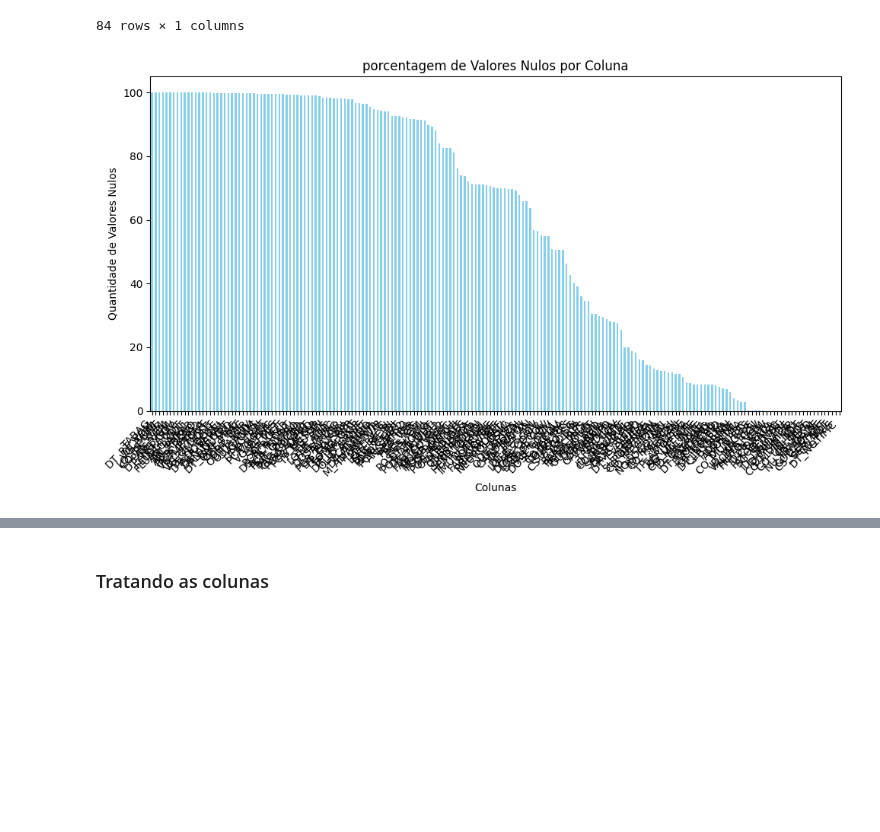
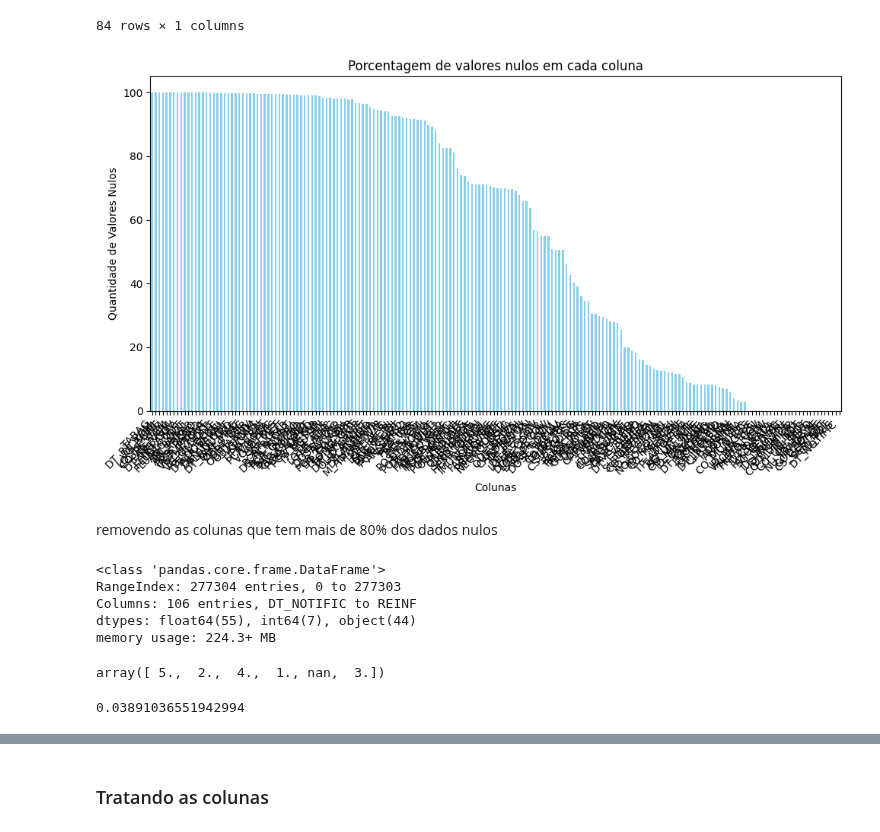
Before and after one commit to GTBelini22/Modelo-de-machine-learning-para-predicao-de-problemas-respiratorios, a Jupyter notebook: Tratando_os_dados.ipynb, the cells around one changed output, grey strips where cells are left out. Saved outputs shown, nothing was run; the diff lists cells and outputs as text; code cells hidden in the pictures; blank space fills up the shorter version.

Commit message:
Atualização no cleaning dos dados, removidos algumas colunas que não agregam a analise e também ajustado o valor dado para os faltantes.

```diff
--- a/Tratando_os_dados.ipynb
+++ b/Tratando_os_dados.ipynb
@@ -85,16 +85,18 @@ new_df.sort_values(by='Porcentagem de Nulos')
 # %%
 # Cria um gráfico de barras
 
 null_count = (df.isnull().mean()* 100).sort_values(ascending=False)
 
 plt.figure(figsize=(10, 6))
 null_count.plot(kind='bar', color='skyblue')
-plt.title('porcentagem de Valores Nulos por Coluna')
+plt.title('Porcentagem de valores nulos em cada coluna')
 plt.xlabel('Colunas')
 plt.ylabel('Quantidade de Valores Nulos')
 plt.xticks(rotation=45, ha='right')
 plt.tight_layout()
 plt.show()
 # %% [output]
-[figure, old version]
+[figure, new version]
+# %% [markdown]
+removendo as colunas que tem mais de 80% dos dados nulos
 # %%
@@ -109,0 +112,19 @@ df_filter.drop(columns=columns_to_drop, inplace=True)
+# %%
+df_copied.info()
+# %% [output]
+<class 'pandas.core.frame.DataFrame'>
+RangeIndex: 277304 entries, 0 to 277303
+Columns: 106 entries, DT_NOTIFIC to REINF
+dtypes: float64(55), int64(7), object(44)
+memory usage: 224.3+ MB
+# %%
+# Mostrando os valores unicos da coluna target do modelo
+df_copied['CLASSI_FIN'].unique()
+# %% [output]
+array([ 5.,  2.,  4.,  1., nan,  3.])
+# %%
+# ------------||-------------------
+# Mostrando os nulos da coluna target
+df_copied['CLASSI_FIN'].isna().mean()
+# %% [output]
+0.03891036551942994
```
Also changed, not shown: parts of 27 cells of this notebook.
